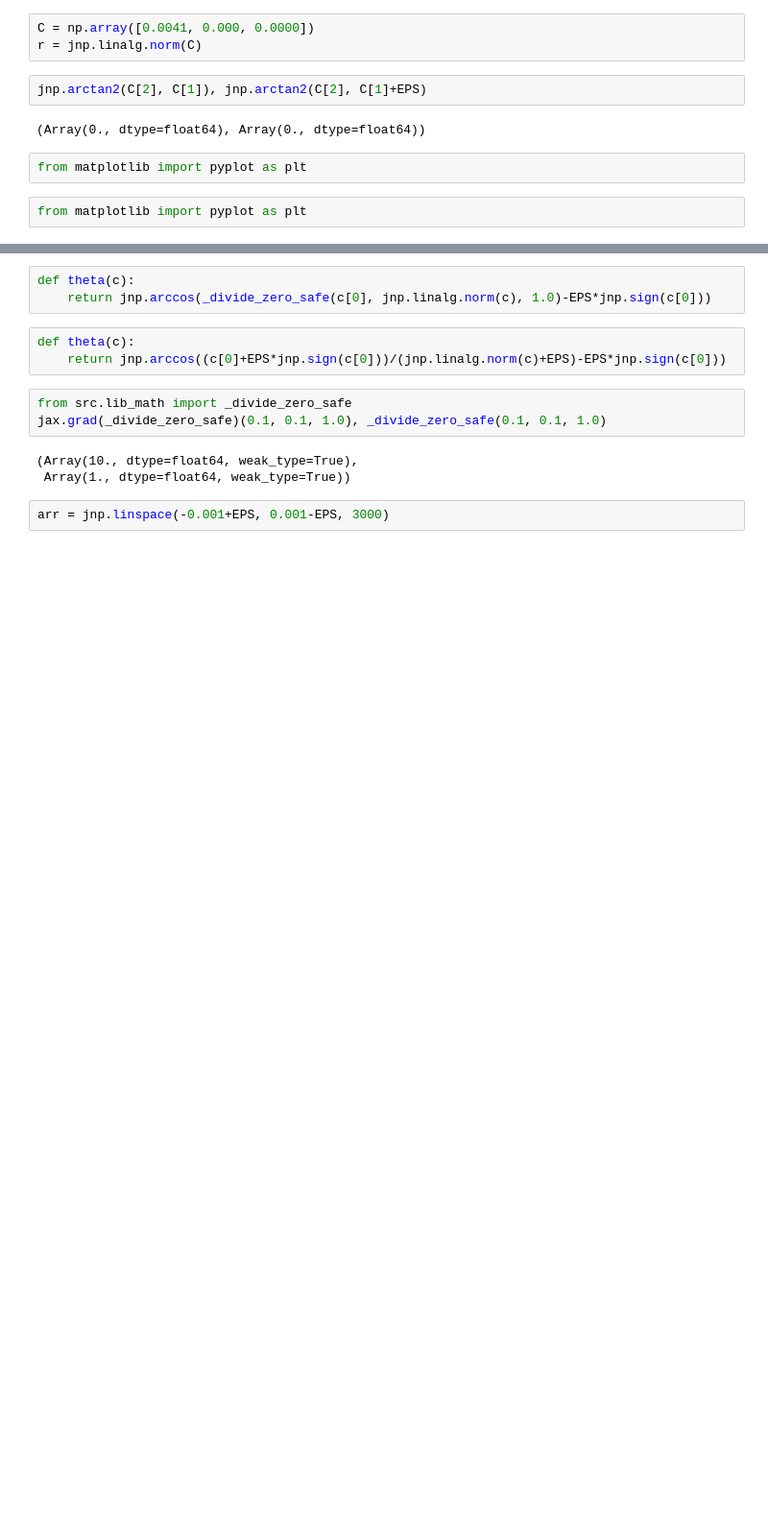
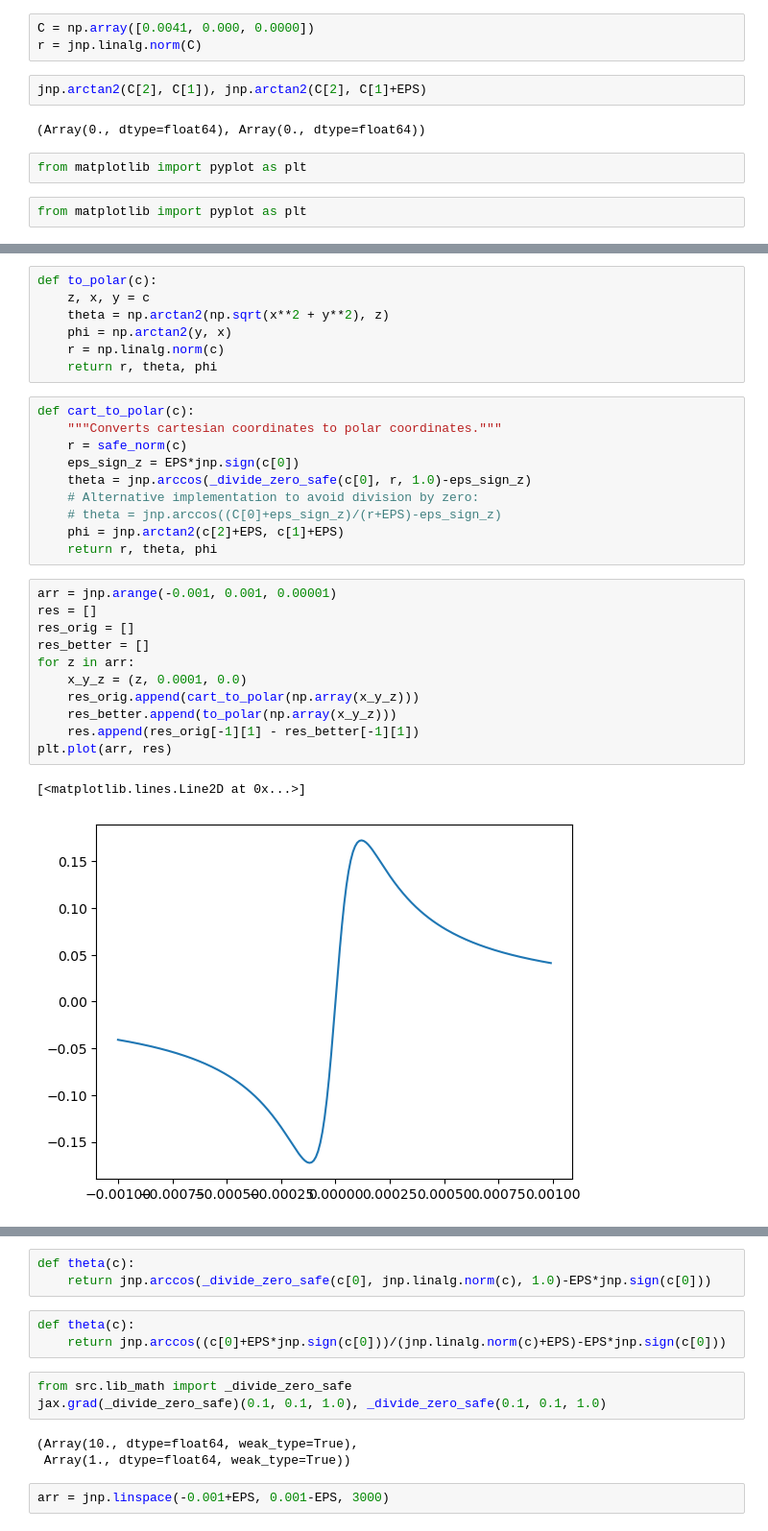
Before and after one commit to viperleed/viperleed-jax, a Jupyter notebook: testing_delta_Cu(111).ipynb, the cells around one changed output, grey strips where cells are left out. Shown: that part at 96% size. Saved outputs shown, nothing was run; the diff lists cells and outputs as text; blank space fills up the shorter version.

```diff
--- a/testing_delta_Cu(111).ipynb
+++ b/testing_delta_Cu(111).ipynb
@@ -189,0 +206,31 @@ plt.plot(arr, res)
+# %%
+def to_polar(c):
+    z, x, y = c
+    theta = np.arctan2(np.sqrt(x**2 + y**2), z)
+    phi = np.arctan2(y, x)
+    r = np.linalg.norm(c)
+    return r, theta, phi
+# %%
+def cart_to_polar(c):
+    """Converts cartesian coordinates to polar coordinates."""
+    r = safe_norm(c)
+    eps_sign_z = EPS*jnp.sign(c[0])
+    theta = jnp.arccos(_divide_zero_safe(c[0], r, 1.0)-eps_sign_z)
+    # Alternative implementation to avoid division by zero:
+    # theta = jnp.arccos((C[0]+eps_sign_z)/(r+EPS)-eps_sign_z)
+    phi = jnp.arctan2(c[2]+EPS, c[1]+EPS)
+    return r, theta, phi
+# %%
+arr = jnp.arange(-0.001, 0.001, 0.00001)
+res = []
+res_orig = []
+res_better = []
+for z in arr:
+    x_y_z = (z, 0.0001, 0.0)
+    res_orig.append(cart_to_polar(np.array(x_y_z)))
+    res_better.append(to_polar(np.array(x_y_z)))
+    res.append(res_orig[-1][1] - res_better[-1][1])
+plt.plot(arr, res)
+# %% [output]
+[<matplotlib.lines.Line2D at 0x...>]
+[figure, added]
```
Also changed, not shown: parts of 21 cells of this notebook, 3 other files.
